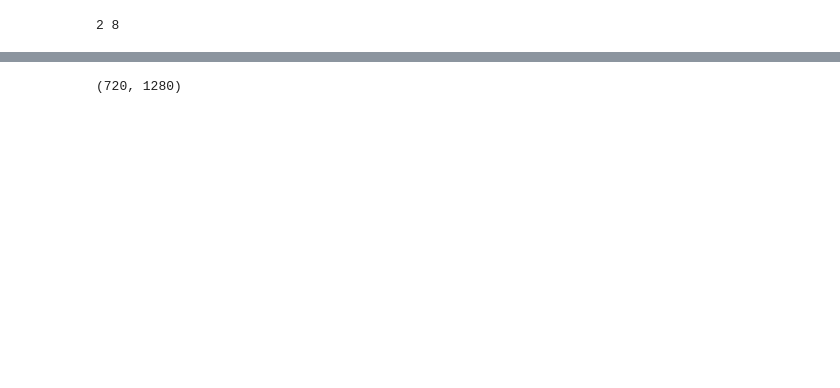
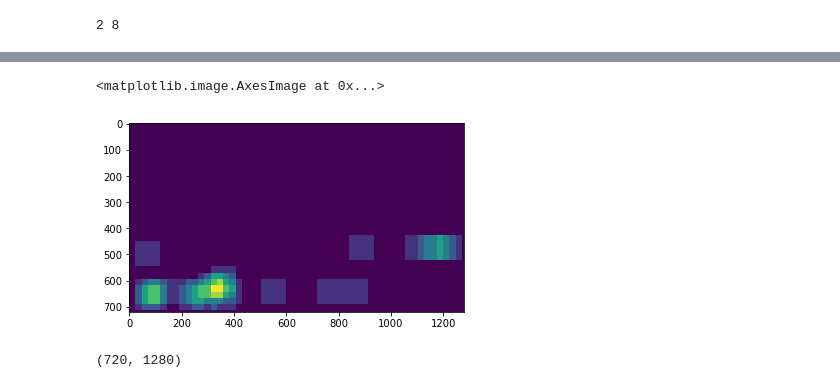
Before and after one commit to riochuong/CarND-Vehicle-Detection, a Jupyter notebook: vehicle_detection_pipeline/Test Sliding Window.ipynb, the cells around one changed output, grey strips where cells are left out. Cells and saved outputs as stored; diff of their text form; code cells hidden in the pictures; blank space fills up the shorter version.

```diff
--- a/vehicle_detection_pipeline/Test Sliding Window.ipynb
+++ b/vehicle_detection_pipeline/Test Sliding Window.ipynb
@@ -65,3 +69,9 @@ heat_map[479,655]
+# %%
+plt.figure()
+plt.imshow(heat_map)
+# %% [output]
+<matplotlib.image.AxesImage at 0x...>
+[figure, added]
 # %%
 heat_map.shape
 # %% [output]
```
Also changed, not shown: parts of 6 cells of this notebook, 4 other files.
